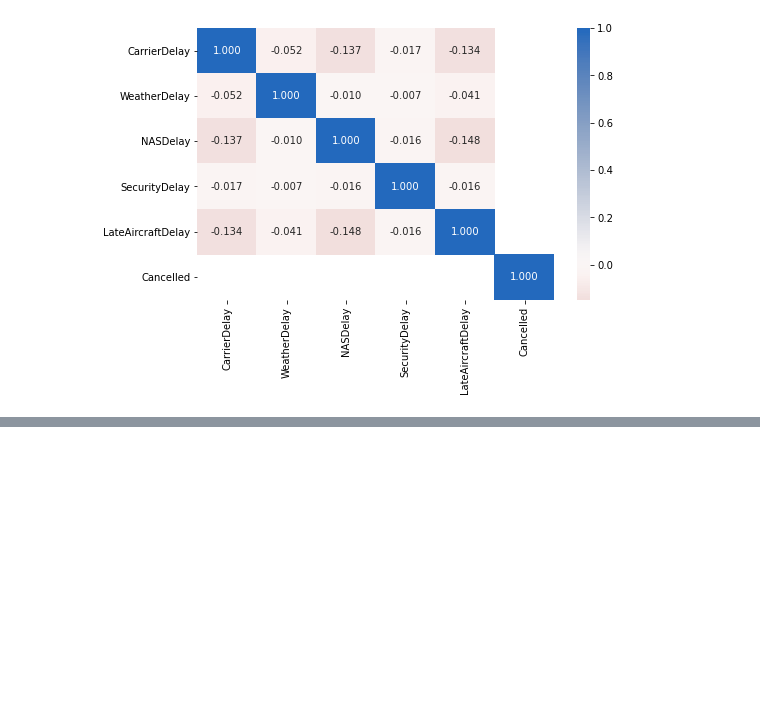
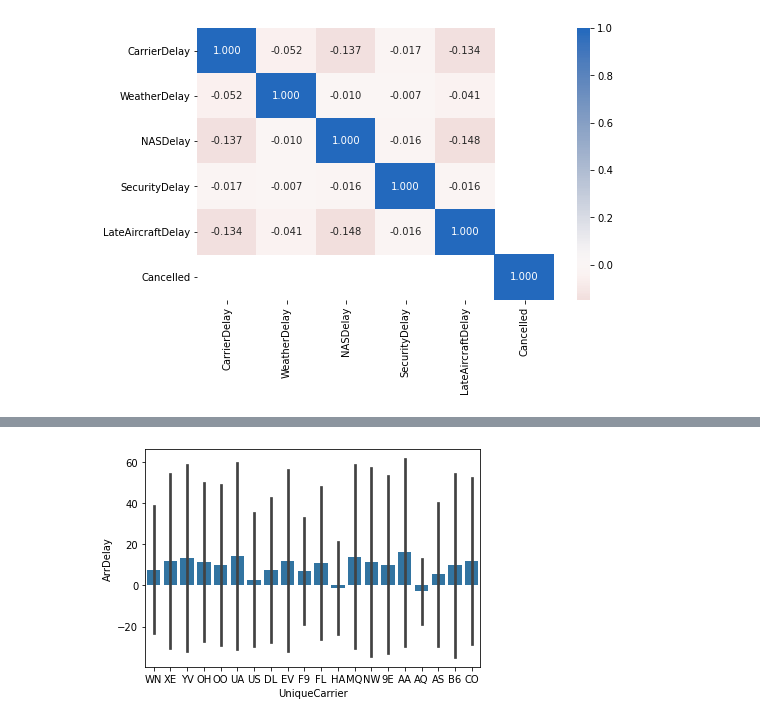
Before and after one commit to jessemoderwell/flights_data_visualizations, a Jupyter notebook: carrier_flights_exploratory_visualizations.ipynb, the cells around one changed output, grey strips where cells are left out. Drawn from its saved outputs; the diff is of its cells as text; code cells hidden in the pictures; blank space fills up the shorter version.

```diff
--- a/carrier_flights_exploratory_visualizations.ipynb
+++ b/carrier_flights_exploratory_visualizations.ipynb
@@ -69,6 +152,3 @@ sb.heatmap(flights[['CarrierDelay', 'WeatherDelay', 'NASDelay', 'SecurityDelay',
 plt.show()
 # %% [output]
 [figure]
-# %%
-flights['total_delay'] = flights['CarrierDelay'] + flights['WeatherDelay'] + flights['NASDelay'] + flights['SecurityDelay'] + flights['LateAircraftDelay']
-flights['total_delay'] = flights['total_delay'].fillna(0)
@@ -97,2 +154,0 @@ plt.show()
-# %%
-flights['date'] = flights['Month'].astype(str) + '/' + flights['DayofMonth'].astype(str) + '/' + flights['Year'].astype(str)
@@ -131,0 +163,4 @@ Name: ArrTime, Length: 28791, dtype: object
+# %%
+sb.barplot(data = flights, x = 'UniqueCarrier', y = 'ArrDelay', ci = 'sd', color = base_color);
+# %% [output]
+[figure, added]
```
Also changed, not shown: parts of 22 cells of this notebook.
